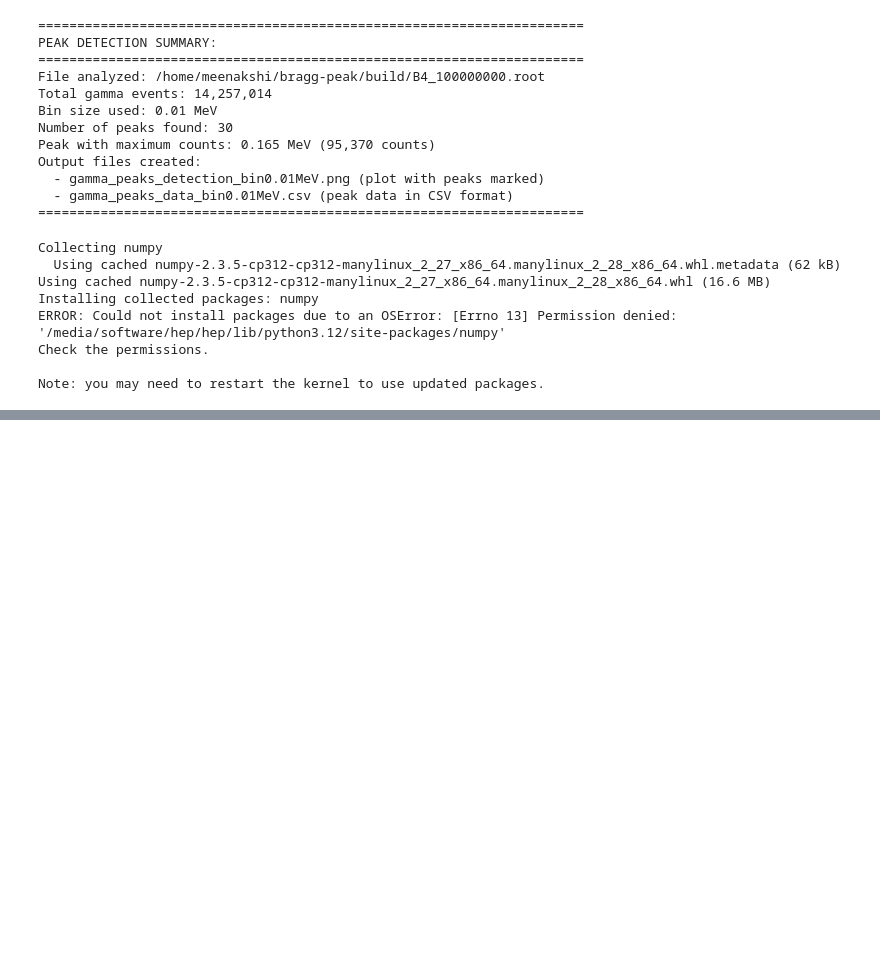
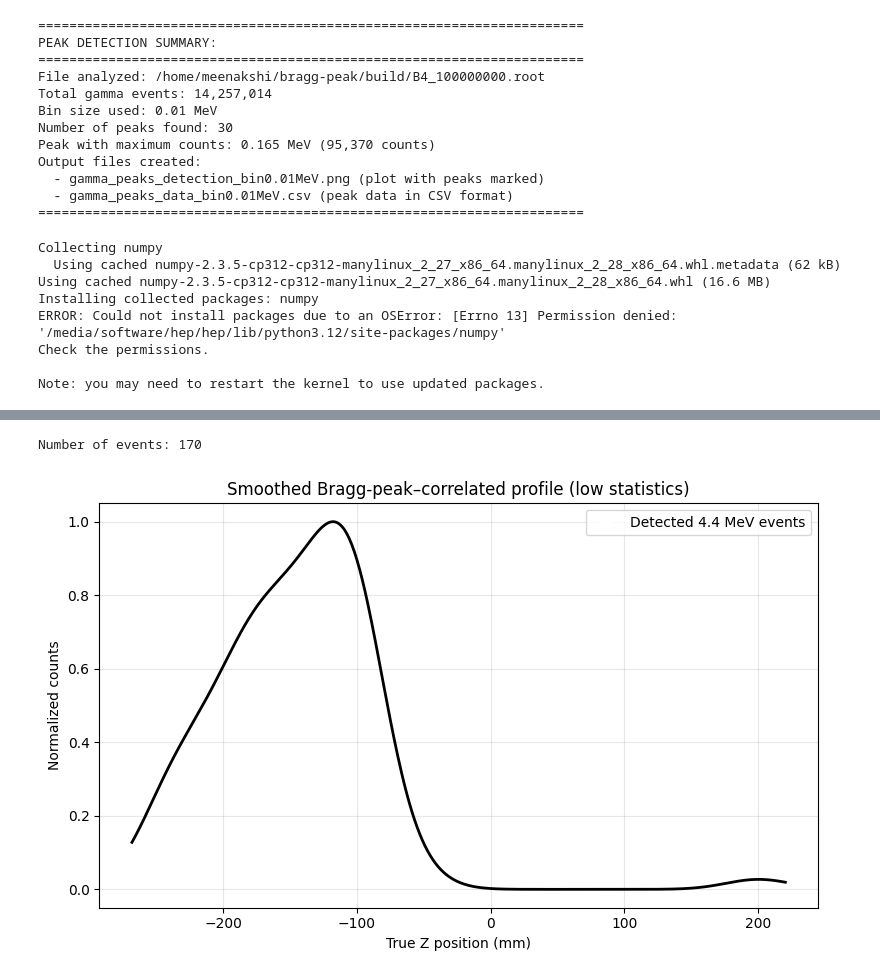
Before and after one commit to Meenakshi1609/prompt-gamma-analysis, a Jupyter notebook: analysis_1.ipynb, the cells around one changed output, grey strips where cells are left out. Drawn from its saved outputs; the diff is of its cells as text; code cells hidden in the pictures; blank space fills up the shorter version.

```diff
--- a/analysis_1.ipynb
+++ b/analysis_1.ipynb
@@ -1227,0 +1924,51 @@ if __name__ == "__main__":
+# %%
+import numpy as np
+import matplotlib.pyplot as plt
+from scipy.stats import gaussian_kde
+
+# z_true list you already extracted
+z_true = np.array(z_true)   # reuse from previous code
+
+print("Number of events:", len(z_true))
+
+# Create KDE (bandwidth controls smoothness)
+kde = gaussian_kde(z_true, bw_method=0.4)  # increase if still noisy
+
+# Define smooth Z axis
+z_smooth = np.linspace(min(z_true)-20, max(z_true)+20, 500)
+
+# Evaluate density
+density = kde(z_smooth)
+
+# Normalize (like paper)
+density /= density.max()
+
+# Plot
+plt.figure(figsize=(8, 5))
+
+plt.plot(
+    z_smooth,
+    density,
+    color="black",
+    linewidth=2
+)
+
+plt.scatter(
+    z_true,
+    np.zeros_like(z_true),
+    color="white",
+    s=80,
+    label="Detected 4.4 MeV events"
+)
+
+plt.xlabel("True Z position (mm)")
+plt.ylabel("Normalized counts")
+plt.title("Smoothed Bragg-peak–correlated profile (low statistics)")
+plt.grid(alpha=0.3)
+plt.legend()
+
+plt.tight_layout()
+plt.show()
+# %% [output]
+Number of events: 170
+[figure, added]
```
Also changed, not shown: parts of 66 cells of this notebook, 11 other files.
